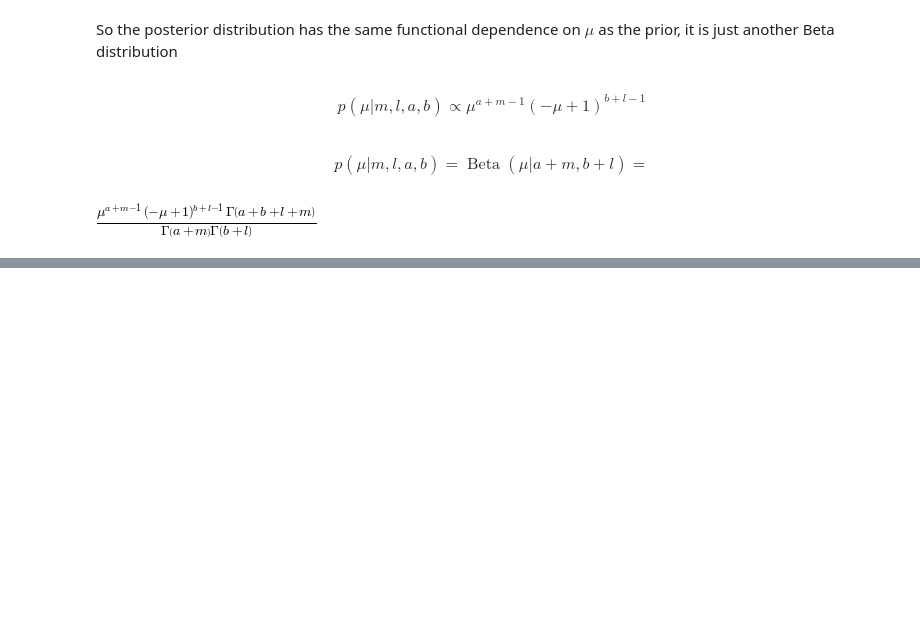
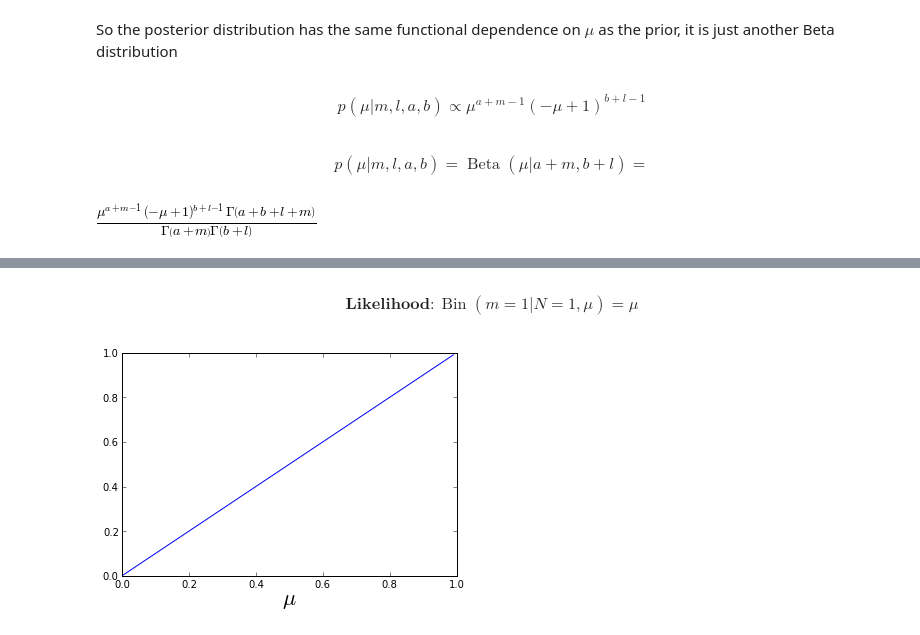
Before and after one commit to jamt9000/prml, a Jupyter notebook: 2.1.1-beta-distribution.ipynb, the cells around one changed output, grey strips where cells are left out. Saved outputs shown, nothing was run; the diff lists cells and outputs as text; code cells hidden in the pictures; blank space fills up the shorter version.

```diff
--- a/2.1.1-beta-distribution.ipynb
+++ b/2.1.1-beta-distribution.ipynb
@@ -87,0 +100,10 @@ $$p(\mu|m,l,a,b) = \operatorname{Beta}(\mu|a+m,b+l) =$$
+# %%
+likelihood = Bin(1,1,mu)
+
+plot(mus, (sym.lambdify(mu,likelihood))(mus), 'b')
+xlabel("$\mu$", size=22)
+
+maths("\mathbf{Likelihood}: \operatorname{Bin}(m=1|N=1,\mu) = %s" % sym.latex(likelihood))
+# %% [output]
+$$\mathbf{Likelihood}: \operatorname{Bin}(m=1|N=1,\mu) = \mu$$
+[figure, added]
```
Also changed, not shown: parts of 7 cells of this notebook.
